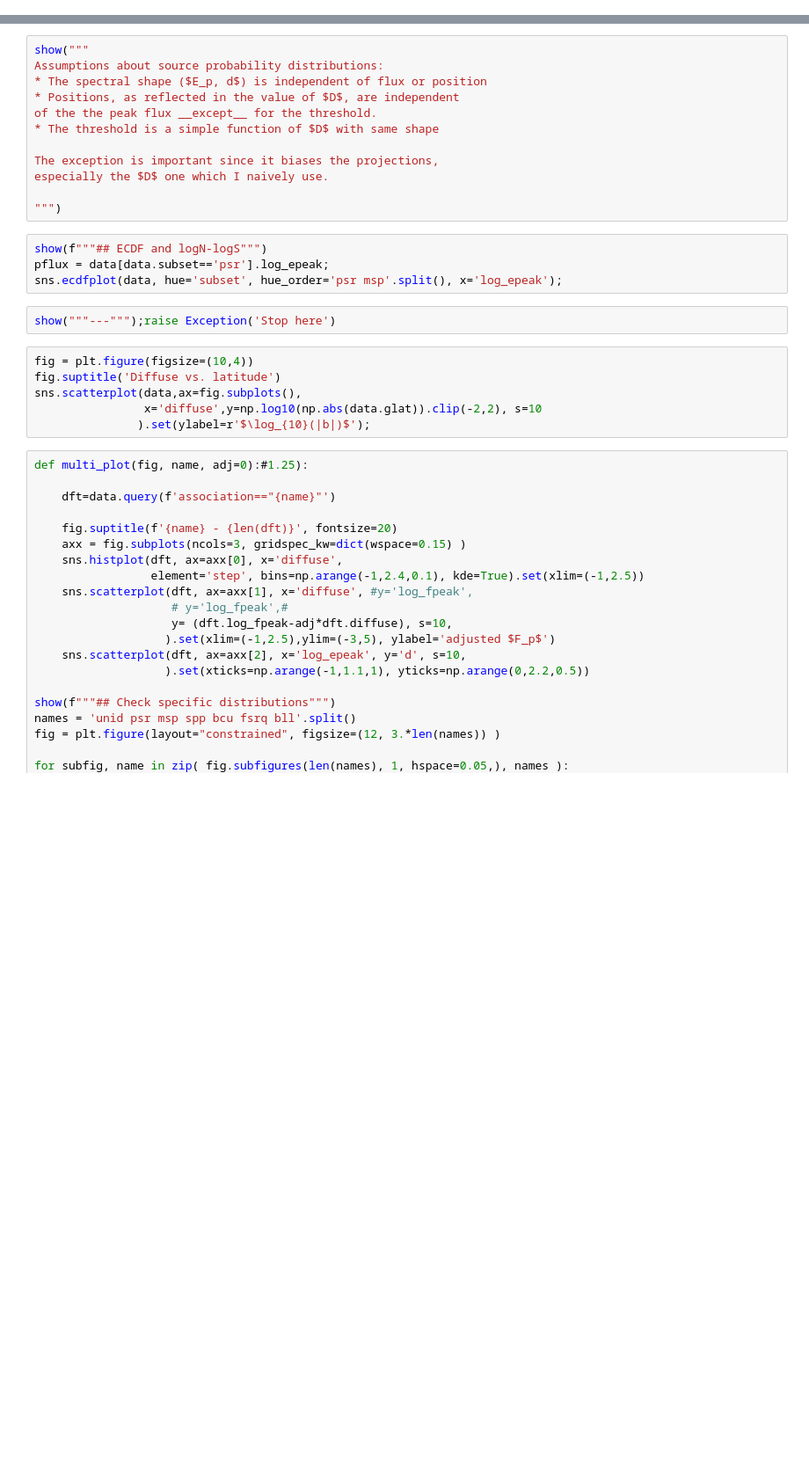
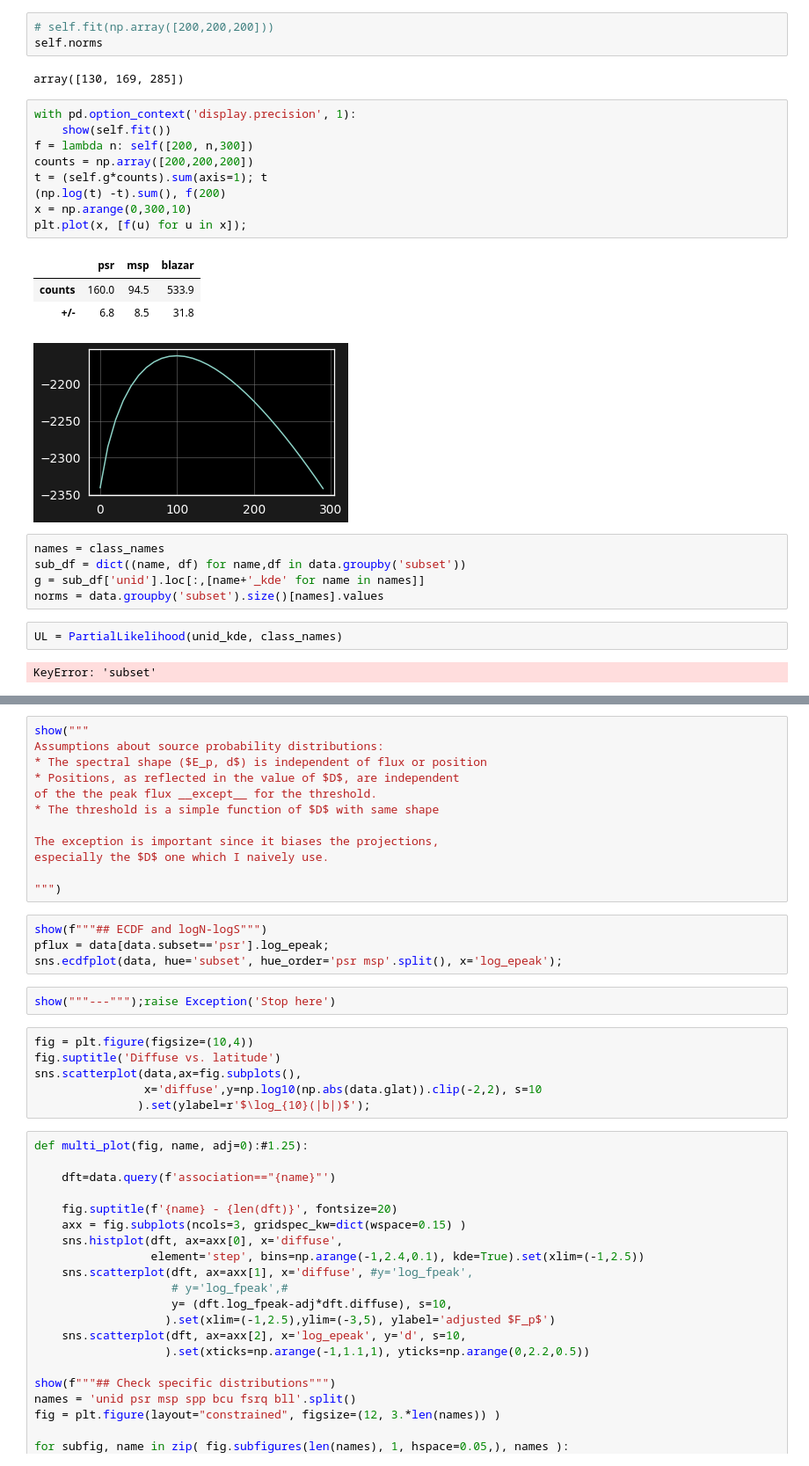
Before and after one commit to tburnett/srcpop, a Jupyter notebook: paper/gevatar-estimate.ipynb, the cells around one changed output, grey strips where cells are left out. Shown at 88% size. Saved outputs shown, nothing was run; the diff lists cells and outputs as text; blank space fills up the shorter version.

```diff
--- a/paper/gevatar-estimate.ipynb
+++ b/paper/gevatar-estimate.ipynb
@@ -417,0 +227,28 @@ show(f"""### Weighted distributions?
+# %%
+# self.fit(np.array([200,200,200]))
+self.norms
+# %% [output]
+array([130, 169, 285])
+# %%
+with pd.option_context('display.precision', 1):
+    show(self.fit())
+f = lambda n: self([200, n,300])
+counts = np.array([200,200,200])
+t = (self.g*counts).sum(axis=1); t
+(np.log(t) -t).sum(), f(200)
+x = np.arange(0,300,10)
+plt.plot(x, [f(u) for u in x]);
+# %% [output]
+|  | psr | msp | blazar |
+| counts | 160.0 | 94.5 | 533.9 |
+| +/- | 6.8 | 8.5 | 31.8 |
+[figure, added]
+# %%
+names = class_names
+sub_df = dict((name, df) for name,df in data.groupby('subset'))
+g = sub_df['unid'].loc[:,[name+'_kde' for name in names]]
+norms = data.groupby('subset').size()[names].values
+# %%
+UL = PartialLikelihood(unid_kde, class_names)
+# %% [output]
+KeyError: 'subset'
```
Also changed, not shown: parts of 52 cells of this notebook, 7 other files.
